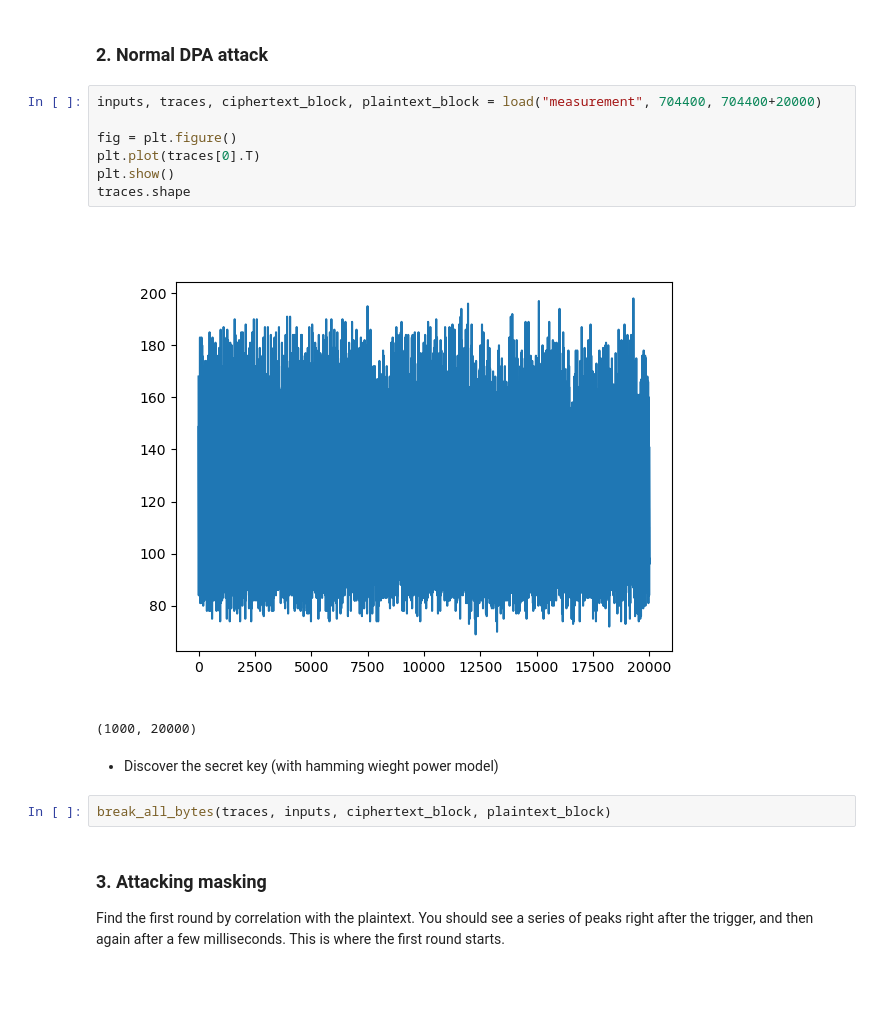
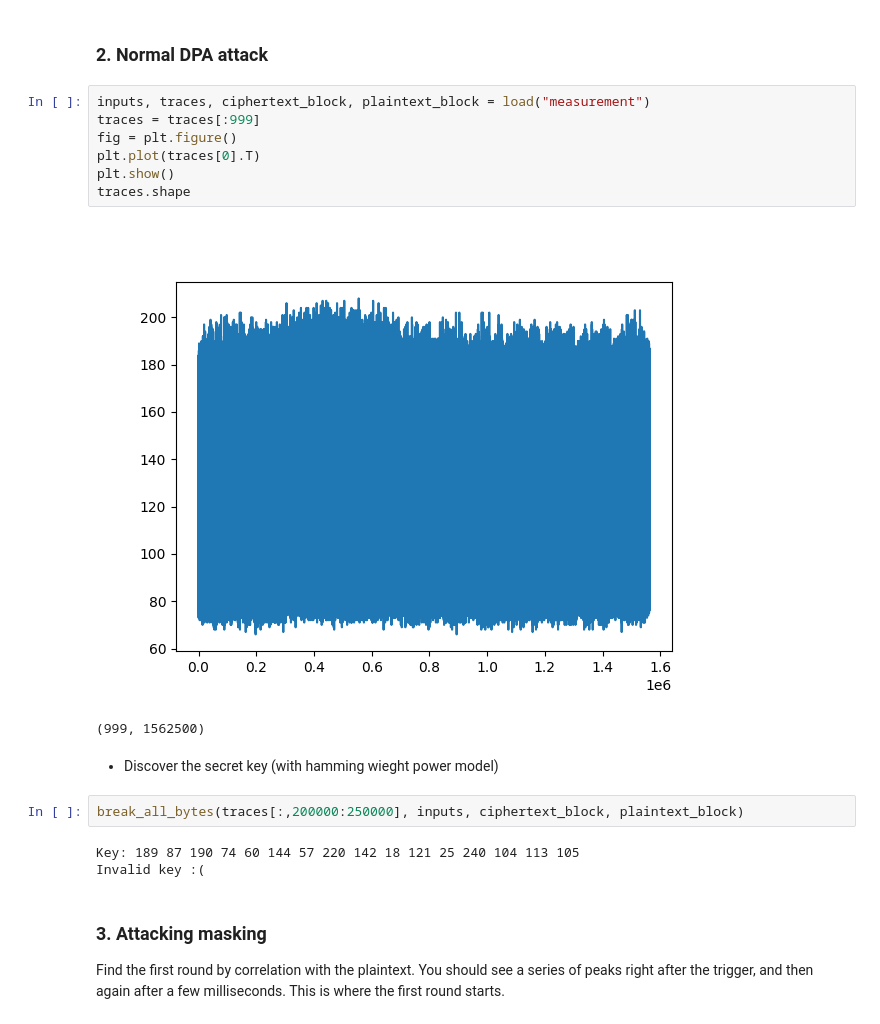
Before and after one commit to CyrilleStr/hardware-security, a Jupyter notebook: task4/task4.ipynb, the cells around one changed output. Cells and saved outputs as stored; diff of their text form; blank space fills up the shorter version.

```diff
--- a/task4/task4.ipynb
+++ b/task4/task4.ipynb
@@ -145,19 +145,22 @@ def break_all_bytes(traces, inputs, ciphertext_block, plaintext_block):
 # %% [markdown]
 ### 2. Normal DPA attack
 # %%
-inputs, traces, ciphertext_block, plaintext_block = load("measurement", 704400, 704400+20000)
-
+inputs, traces, ciphertext_block, plaintext_block = load("measurement")
+traces = traces[:999]
 fig = plt.figure()
 plt.plot(traces[0].T)
 plt.show()
 traces.shape
 # %% [output]
-[figure, old version]
+[figure, new version]
-(1000, 20000)
+(999, 1562500)
 # %% [markdown]
 - Discover the secret key (with hamming wieght power model)
 # %%
-break_all_bytes(traces, inputs, ciphertext_block, plaintext_block)
+break_all_bytes(traces[:,200000:250000], inputs, ciphertext_block, plaintext_block)
+# %% [output]
+Key: 189 87 190 74 60 144 57 220 142 18 121 25 240 104 113 105
+Invalid key :(
 # %% [markdown]
 ### 3. Attacking masking
 Find the first round by correlation with the plaintext. You should see a series of peaks right after the trigger, and then again after a few milliseconds. This is where the first round starts.
```
Also changed, not shown: parts of 14 cells of this notebook.
